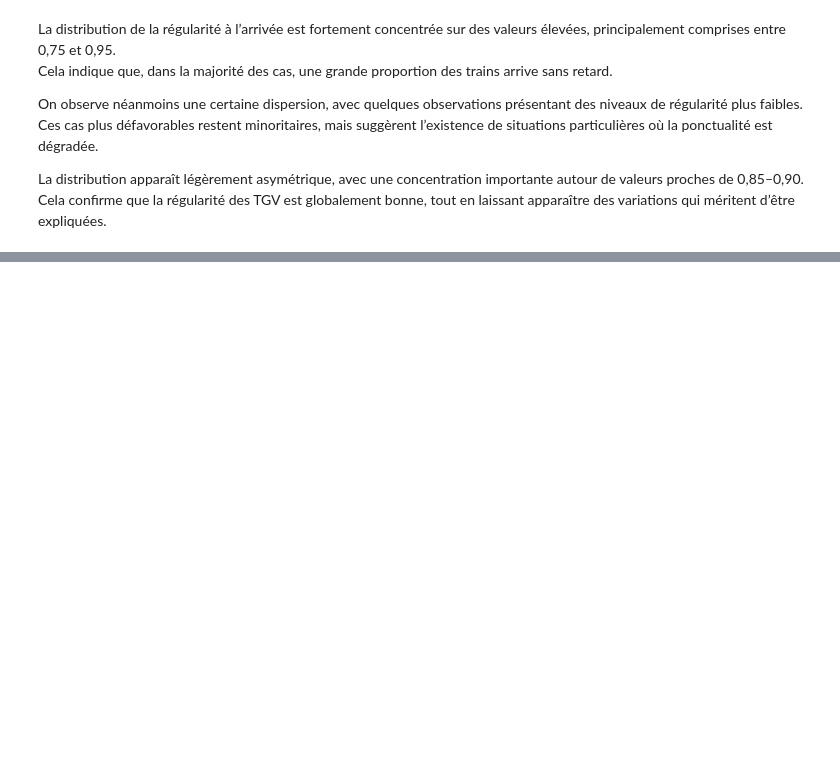
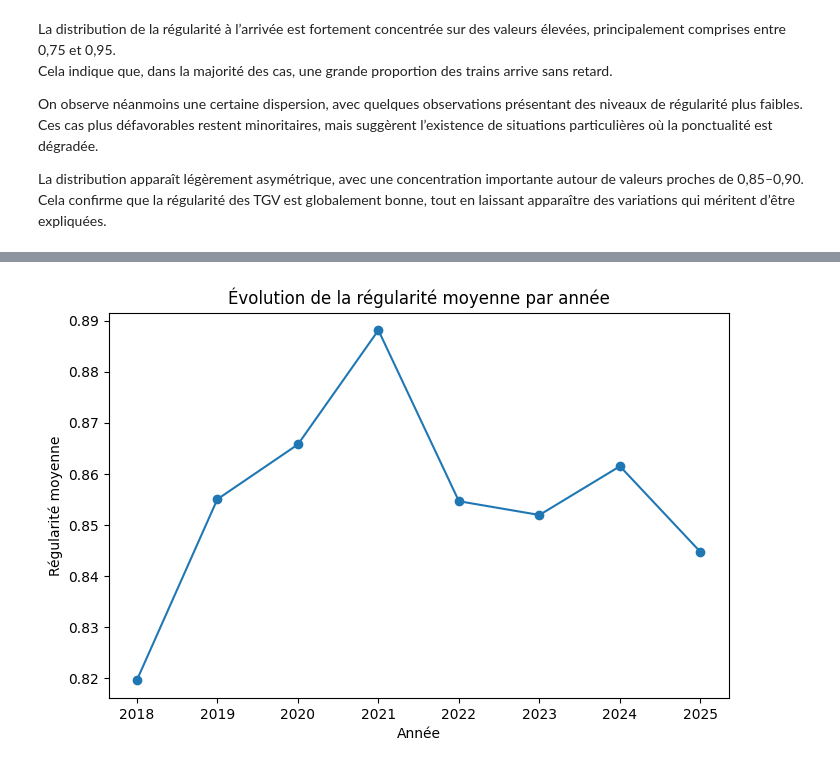
Before and after one commit to chamsisarra5-web/projet-info, a Jupyter notebook: projet_tgv.ipynb, the cells around one changed output, grey strips where cells are left out. Cells and saved outputs as stored; diff of their text form; code cells hidden in the pictures; blank space fills up the shorter version.

```diff
--- a/projet_tgv.ipynb
+++ b/projet_tgv.ipynb
@@ -303,0 +307,7 @@ Cela confirme que la régularité des TGV est globalement bonne, tout en laissan
+# %%
+regularite_par_annee = (
+    df_analyse.groupby("annee", as_index=False)["regularite_arrivee"]
+    .mean()
+)
+
+regularite_par_annee
@@ -303,0 +324,17 @@ Cela confirme que la régularité des TGV est globalement bonne, tout en laissan
+# %%
+
+plt.figure(figsize=(8,5))
+
+plt.plot(
+    regularite_par_annee["annee"],
+    regularite_par_annee["regularite_arrivee"],
+    marker="o"
+)
+
+plt.xlabel("Année")
+plt.ylabel("Régularité moyenne")
+plt.title("Évolution de la régularité moyenne par année")
+
+plt.show()
+# %% [output]
+[figure, added]
```
Also changed, not shown: parts of 5 cells of this notebook.
